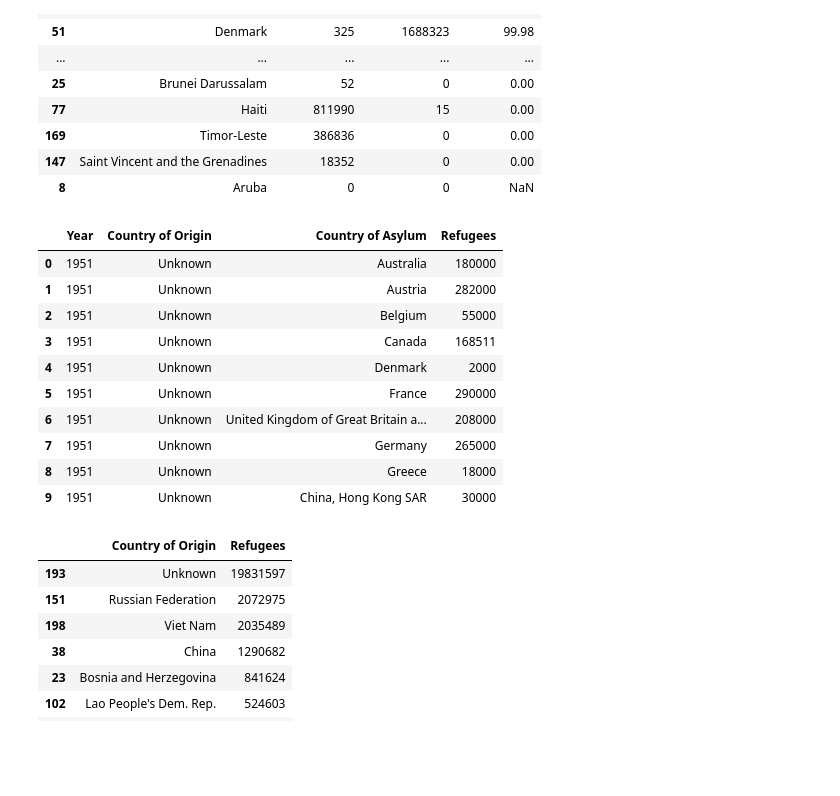
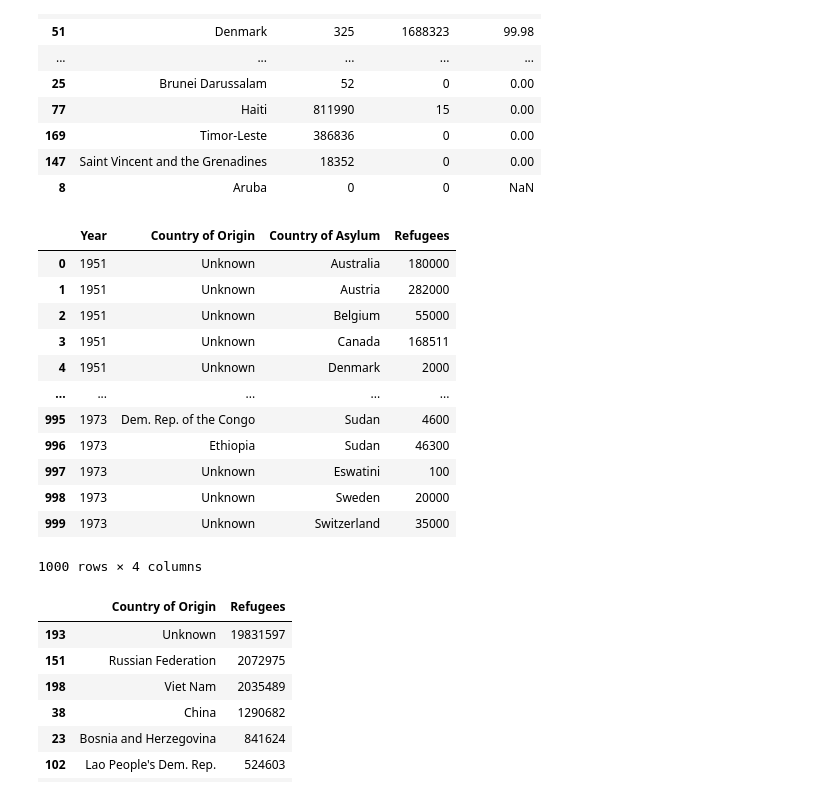
Before and after one commit to ryanhartman247/capstone_refugees_da12, a Jupyter notebook: notebooks/misc.ipynb, the cells around one changed output. Saved outputs shown, nothing was run; the diff lists cells and outputs as text; code cells hidden in the pictures; blank space fills up the shorter version.

```diff
--- a/notebooks/misc.ipynb
+++ b/notebooks/misc.ipynb
@@ -171,19 +171,21 @@ merged.sort_values('friendliness', ascending=False)
 # %%
 # who is coming to the US?
 # %%
-df.head(10)
+df.head(1000)
 # %% [output]
 |  | Year | Country of Origin | Country of Asylum | Refugees |
 | 0 | 1951 | Unknown | Australia | 180000 |
 | 1 | 1951 | Unknown | Austria | 282000 |
 | 2 | 1951 | Unknown | Belgium | 55000 |
 | 3 | 1951 | Unknown | Canada | 168511 |
 | 4 | 1951 | Unknown | Denmark | 2000 |
-| 5 | 1951 | Unknown | France | 290000 |
-| 6 | 1951 | Unknown | United Kingdom of Great Britain a... | 208000 |
-| 7 | 1951 | Unknown | Germany | 265000 |
-| 8 | 1951 | Unknown | Greece | 18000 |
-| 9 | 1951 | Unknown | China, Hong Kong SAR | 30000 |
+| ... | ... | ... | ... | ... |
+| 995 | 1973 | Dem. Rep. of the Congo | Sudan | 4600 |
+| 996 | 1973 | Ethiopia | Sudan | 46300 |
+| 997 | 1973 | Unknown | Eswatini | 100 |
+| 998 | 1973 | Unknown | Sweden | 20000 |
+| 999 | 1973 | Unknown | Switzerland | 35000 |
+1000 rows × 4 columns
 # %%
 usa = df[df['Country of Asylum'] == 'United States of America']
 # %%
```
Also changed, not shown: 2 other files.
